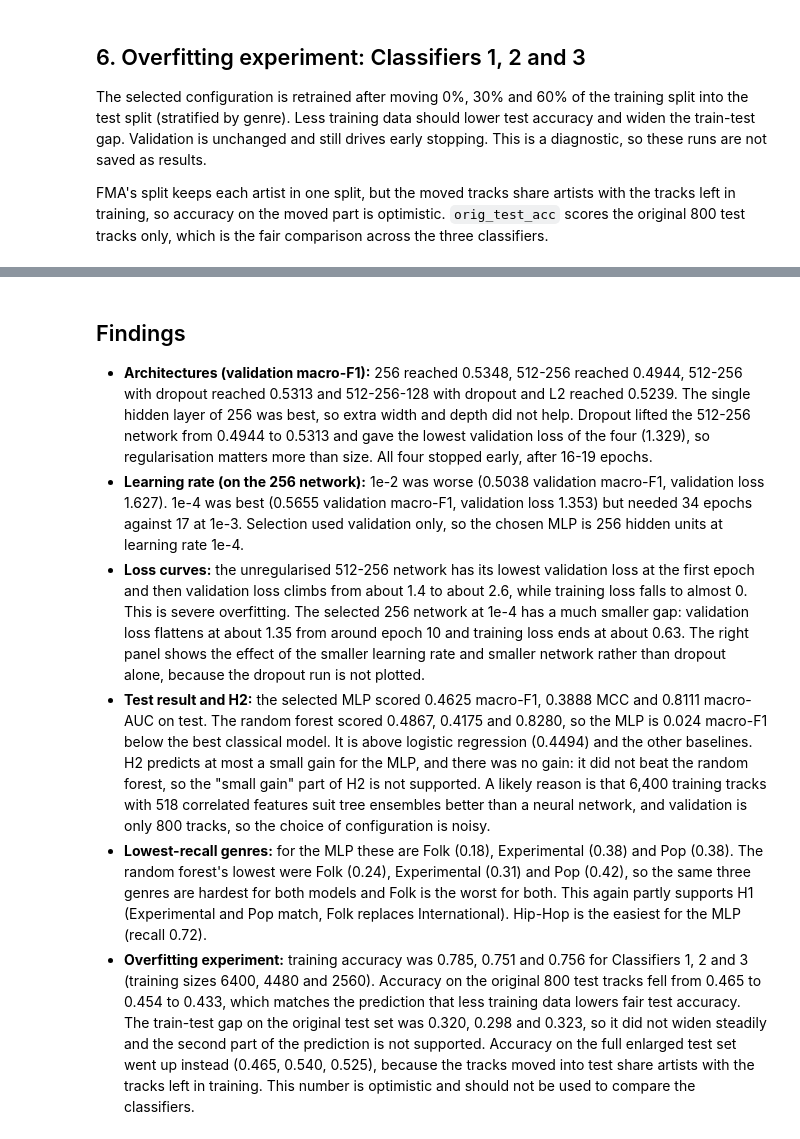
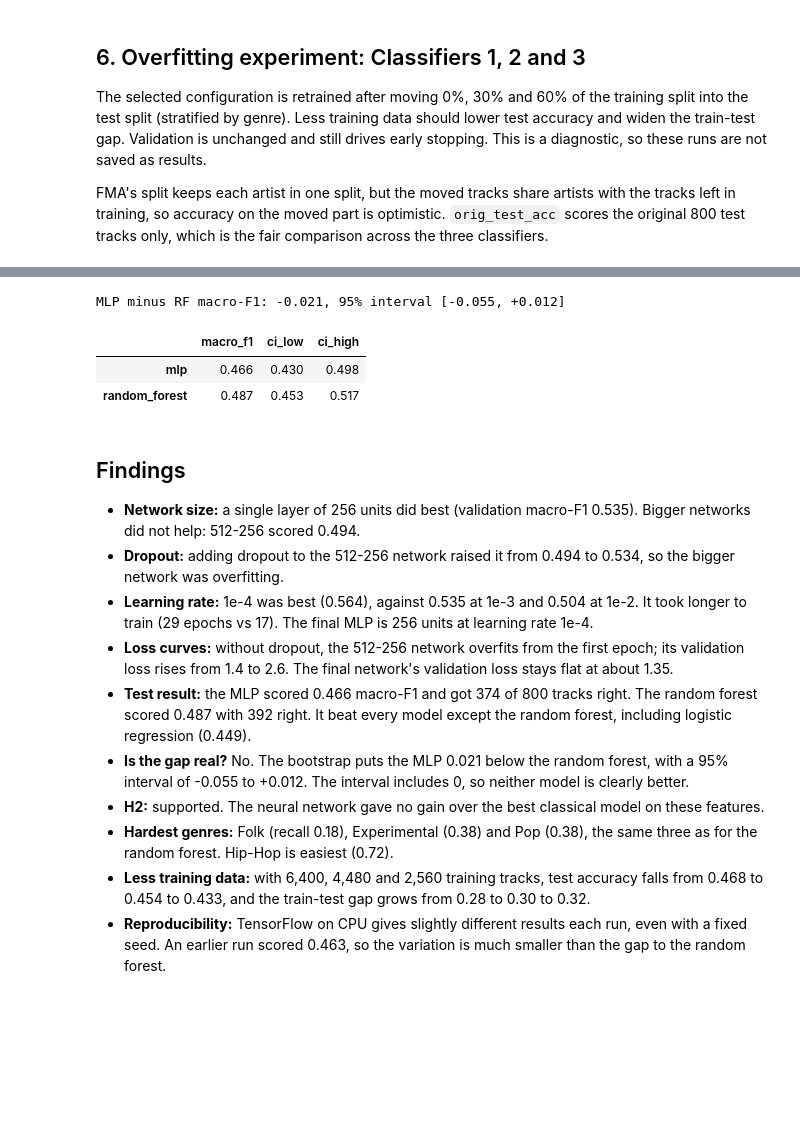
Before and after one commit to MrNoobri/F21DL, a Jupyter notebook: notebooks/04_fma_mlp.ipynb, the cells around one changed output, grey strips where cells are left out. Cells and saved outputs as stored; diff of their text form; code cells hidden in the pictures; blank space fills up the shorter version.

Commit message:
feat(mlp): full validation metrics, bootstrap comparison with RF, updated findings

```diff
--- a/notebooks/04_fma_mlp.ipynb
+++ b/notebooks/04_fma_mlp.ipynb
@@ -199,9 +207,43 @@ over.round(4)
+# %%
+import json
+from sklearn.ensemble import RandomForestClassifier
+from sklearn.metrics import f1_score
+from sklearn.pipeline import Pipeline
+from src.config import RESULTS
+
+rf_params = json.loads((RESULTS / "fma" / "random_forest.json").read_text())["params"]
+# Same pipeline, settings and seed as notebook 03, so the test predictions match its saved result.
+rf = Pipeline([("scale", StandardScaler()), ("model", RandomForestClassifier(**rf_params, random_state=SEED))]).fit(X_train, y_train)
+yt = y_test.to_numpy()
+pred = {"mlp": le.classes_[proba.argmax(1)], "random_forest": rf.predict(X_test)}
+
+rng = np.random.default_rng(SEED)
+boot = []
+for _ in range(1000):
+    i = rng.integers(0, len(yt), len(yt))  # same resampled tracks for both models
+    boot.append([f1_score(yt[i], p[i], average="macro") for p in pred.values()])
+boot = np.array(boot)
+diff = boot[:, 0] - boot[:, 1]
+print(f"MLP minus RF macro-F1: {f1_score(yt, pred['mlp'], average='macro') - f1_score(yt, pred['random_forest'], average='macro'):+.3f}, "
+      f"95% interval [{np.percentile(diff, 2.5):+.3f}, {np.percentile(diff, 97.5):+.3f}]")
+pd.DataFrame({"macro_f1": [f1_score(yt, p, average="macro") for p in pred.values()],
+              "ci_low": np.percentile(boot, 2.5, axis=0), "ci_high": np.percentile(boot, 97.5, axis=0)},
+             index=list(pred)).round(3)
+# %% [output]
+MLP minus RF macro-F1: -0.021, 95% interval [-0.055, +0.012]
+|  | macro_f1 | ci_low | ci_high |
+| mlp | 0.466 | 0.430 | 0.498 |
+| random_forest | 0.487 | 0.453 | 0.517 |
 # %% [markdown]
 ## Findings
 
-- **Architectures (validation macro-F1):** 256 reached 0.5348, 512-256 reached 0.4944, 512-256 with dropout reached 0.5313 and 512-256-128 with dropout and L2 reached 0.5239. The single hidden layer of 256 was best, so extra width and depth did not help. Dropout lifted the 512-256 network from 0.4944 to 0.5313 and gave the lowest validation loss of the four (1.329), so regularisation matters more than size. All four stopped early, after 16-19 epochs.
-- **Learning rate (on the 256 network):** 1e-2 was worse (0.5038 validation macro-F1, validation loss 1.627). 1e-4 was best (0.5655 validation macro-F1, validation loss 1.353) but needed 34 epochs against 17 at 1e-3. Selection used validation only, so the chosen MLP is 256 hidden units at learning rate 1e-4.
-- **Loss curves:** the unregularised 512-256 network has its lowest validation loss at the first epoch and then validation loss climbs from about 1.4 to about 2.6, while training loss falls to almost 0. This is severe overfitting. The selected 256 network at 1e-4 has a much smaller gap: validation loss flattens at about 1.35 from around epoch 10 and training loss ends at about 0.63. The right panel shows the effect of the smaller learning rate and smaller network rather than dropout alone, because the dropout run is not plotted.
-- **Test result and H2:** the selected MLP scored 0.4625 macro-F1, 0.3888 MCC and 0.8111 macro-AUC on test. The random forest scored 0.4867, 0.4175 and 0.8280, so the MLP is 0.024 macro-F1 below the best classical model. It is above logistic regression (0.4494) and the other baselines. H2 predicts at most a small gain for the MLP, and there was no gain: it did not beat the random forest, so the "small gain" part of H2 is not supported. A likely reason is that 6,400 training tracks with 518 correlated features suit tree ensembles better than a neural network, and validation is only 800 tracks, so the choice of configuration is noisy.
-- **Lowest-recall genres:** for the MLP these are Folk (0.18), Experimental (0.38) and Pop (0.38). The random forest's lowest were Folk (0.24), Experimental (0.31) and Pop (0.42), so the same three genres are hardest for both models and Folk is the worst for both. This again partly supports H1 (Experimental and Pop match, Folk replaces International). Hip-Hop is the easiest for the MLP (recall 0.72).
-- **Overfitting experiment:** training accuracy was 0.785, 0.751 and 0.756 for Classifiers 1, 2 and 3 (training sizes 6400, 4480 and 2560). Accuracy on the original 800 test tracks fell from 0.465 to 0.454 to 0.433, which matches the prediction that less training data lowers fair test accuracy. The train-test gap on the original test set was 0.320, 0.298 and 0.323, so it did not widen steadily and the second part of the prediction is not supported. Accuracy on the full enlarged test set went up instead (0.465, 0.540, 0.525), because the tracks moved into test share artists with the tracks left in training. This number is optimistic and should not be used to compare the classifiers.
+- **Network size:** a single layer of 256 units did best (validation macro-F1 0.535). Bigger networks did not help: 512-256 scored 0.494.
+- **Dropout:** adding dropout to the 512-256 network raised it from 0.494 to 0.534, so the bigger network was overfitting.
+- **Learning rate:** 1e-4 was best (0.564), against 0.535 at 1e-3 and 0.504 at 1e-2. It took longer to train (29 epochs vs 17). The final MLP is 256 units at learning rate 1e-4.
+- **Loss curves:** without dropout, the 512-256 network overfits from the first epoch; its validation loss rises from 1.4 to 2.6. The final network's validation loss stays flat at about 1.35.
+- **Test result:** the MLP scored 0.466 macro-F1 and got 374 of 800 tracks right. The random forest scored 0.487 with 392 right. It beat every model except the random forest, including logistic regression (0.449).
+- **Is the gap real?** No. The bootstrap puts the MLP 0.021 below the random forest, with a 95% interval of -0.055 to +0.012. The interval includes 0, so neither model is clearly better.
+- **H2:** supported. The neural network gave no gain over the best classical model on these features.
+- **Hardest genres:** Folk (recall 0.18), Experimental (0.38) and Pop (0.38), the same three as for the random forest. Hip-Hop is easiest (0.72).
+- **Less training data:** with 6,400, 4,480 and 2,560 training tracks, test accuracy falls from 0.468 to 0.454 to 0.433, and the train-test gap grows from 0.28 to 0.30 to 0.32.
+- **Reproducibility:** TensorFlow on CPU gives slightly different results each run, even with a fixed seed. An earlier run scored 0.463, so the variation is much smaller than the gap to the random forest.
```
Also changed, not shown: parts of 7 cells of this notebook, 3 other files.
